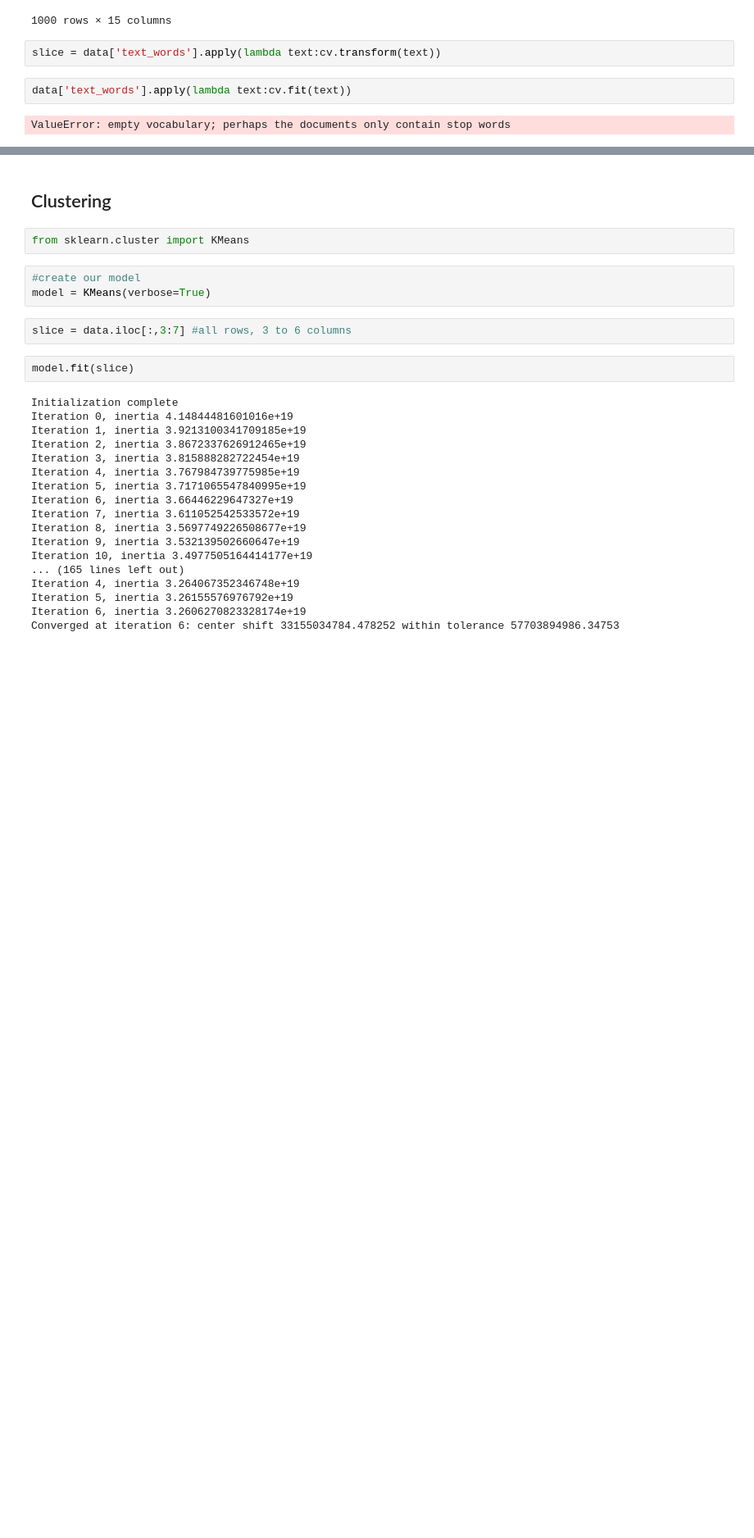
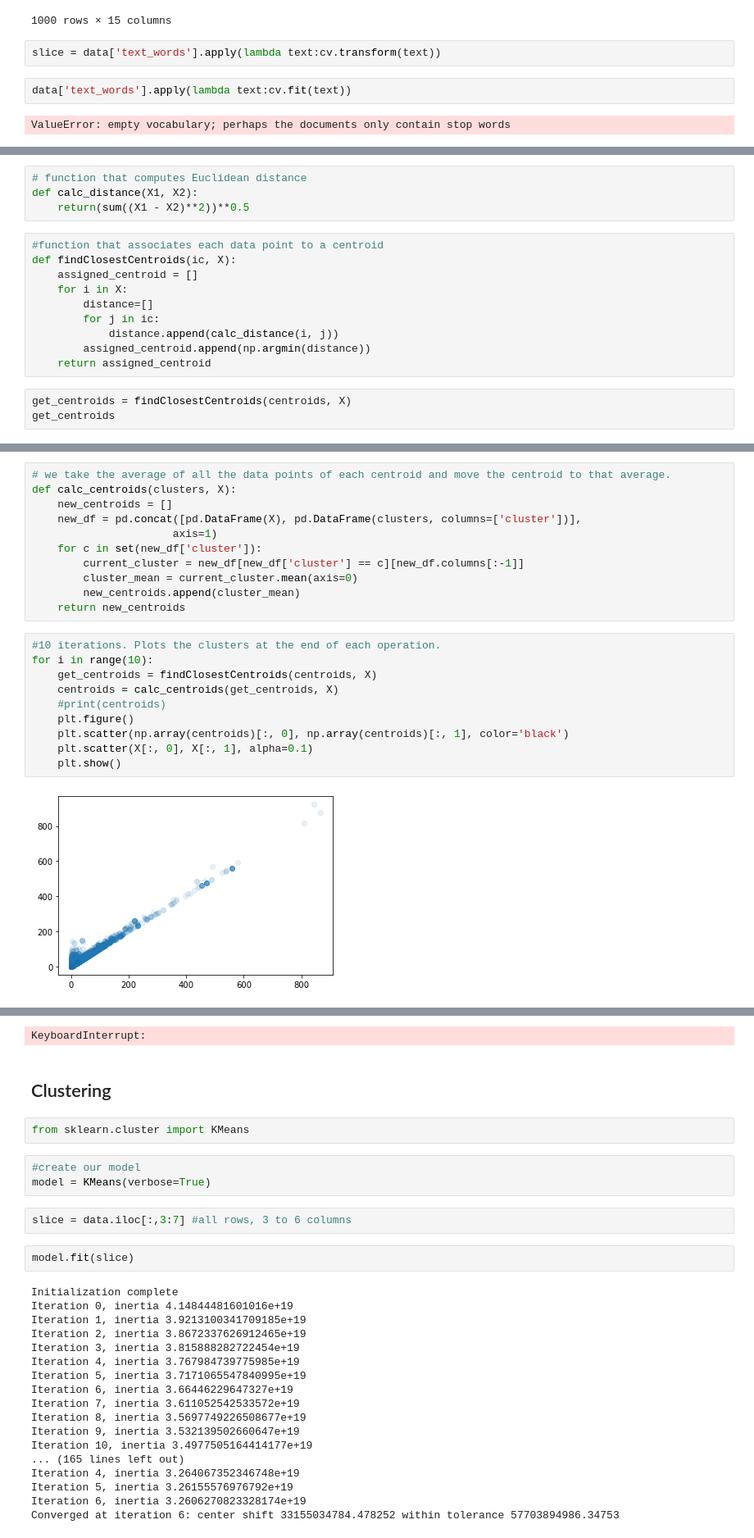
Before and after one commit to LorenzoPetr/ADM---HW4---Group-16, a Jupyter notebook: Ex2_Clustering_Lorenzo.ipynb, the cells around one changed output, grey strips where cells are left out. Shown at 82% size. Saved outputs shown, nothing was run; the diff lists cells and outputs as text; blank space fills up the shorter version.

```diff
--- a/Ex2_Clustering_Lorenzo.ipynb
+++ b/Ex2_Clustering_Lorenzo.ipynb
@@ -318,0 +362,17 @@ ValueError: empty vocabulary; perhaps the documents only contain stop words
+# %%
+# function that computes Euclidean distance
+def calc_distance(X1, X2):
+    return(sum((X1 - X2)**2))**0.5
+# %%
+#function that associates each data point to a centroid
+def findClosestCentroids(ic, X):
+    assigned_centroid = []
+    for i in X:
+        distance=[]
+        for j in ic:
+            distance.append(calc_distance(i, j))
+        assigned_centroid.append(np.argmin(distance))
+    return assigned_centroid
+# %%
+get_centroids = findClosestCentroids(centroids, X)
+get_centroids
@@ -318,0 +397,23 @@ ValueError: empty vocabulary; perhaps the documents only contain stop words
+# %%
+# we take the average of all the data points of each centroid and move the centroid to that average.
+def calc_centroids(clusters, X):
+    new_centroids = []
+    new_df = pd.concat([pd.DataFrame(X), pd.DataFrame(clusters, columns=['cluster'])],
+                      axis=1)
+    for c in set(new_df['cluster']):
+        current_cluster = new_df[new_df['cluster'] == c][new_df.columns[:-1]]
+        cluster_mean = current_cluster.mean(axis=0)
+        new_centroids.append(cluster_mean)
+    return new_centroids
+# %%
+#10 iterations. Plots the clusters at the end of each operation.
+for i in range(10):
+    get_centroids = findClosestCentroids(centroids, X)
+    centroids = calc_centroids(get_centroids, X)
+    #print(centroids)
+    plt.figure()
+    plt.scatter(np.array(centroids)[:, 0], np.array(centroids)[:, 1], color='black')
+    plt.scatter(X[:, 0], X[:, 1], alpha=0.1)
+    plt.show()
+# %% [output]
+[figure, added]
@@ -319,3 +421,4 @@ ValueError: empty vocabulary; perhaps the documents only contain stop words
+KeyboardInterrupt:
 # %% [markdown]
 ## Clustering
 # %%
```
Also changed, not shown: parts of 13 cells of this notebook.
